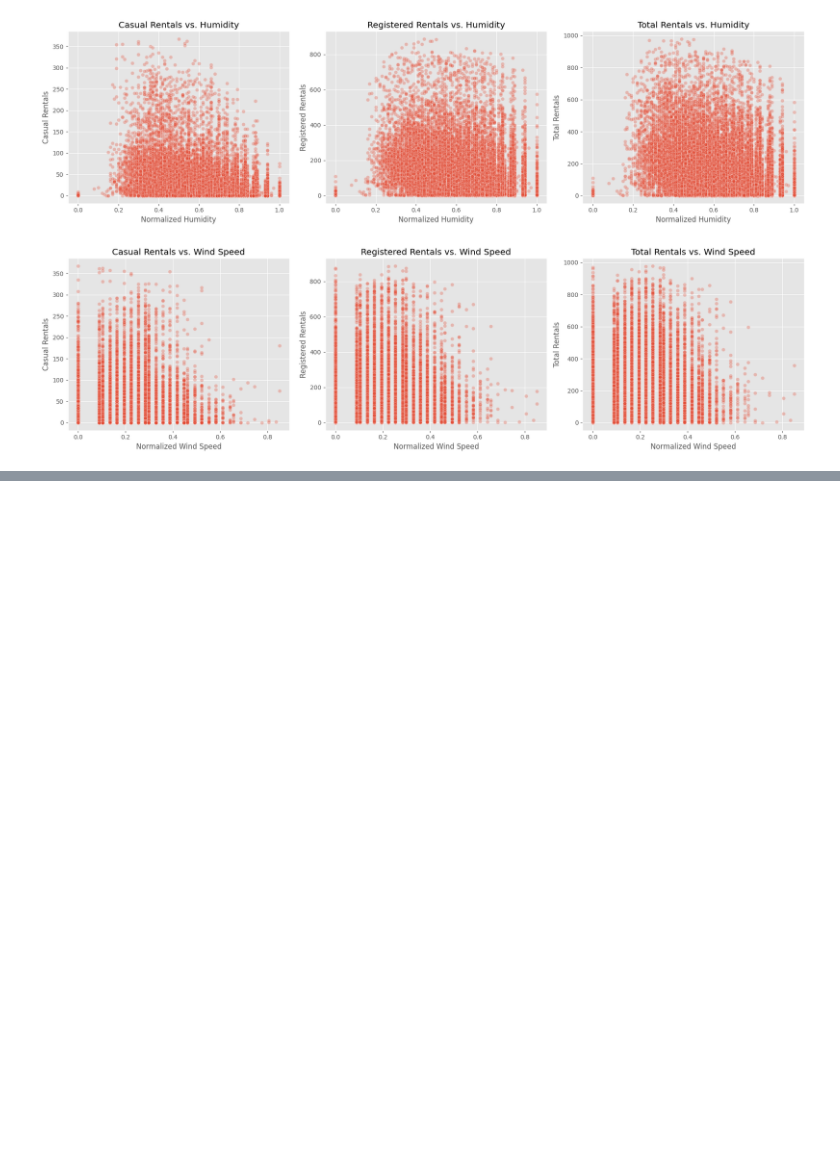
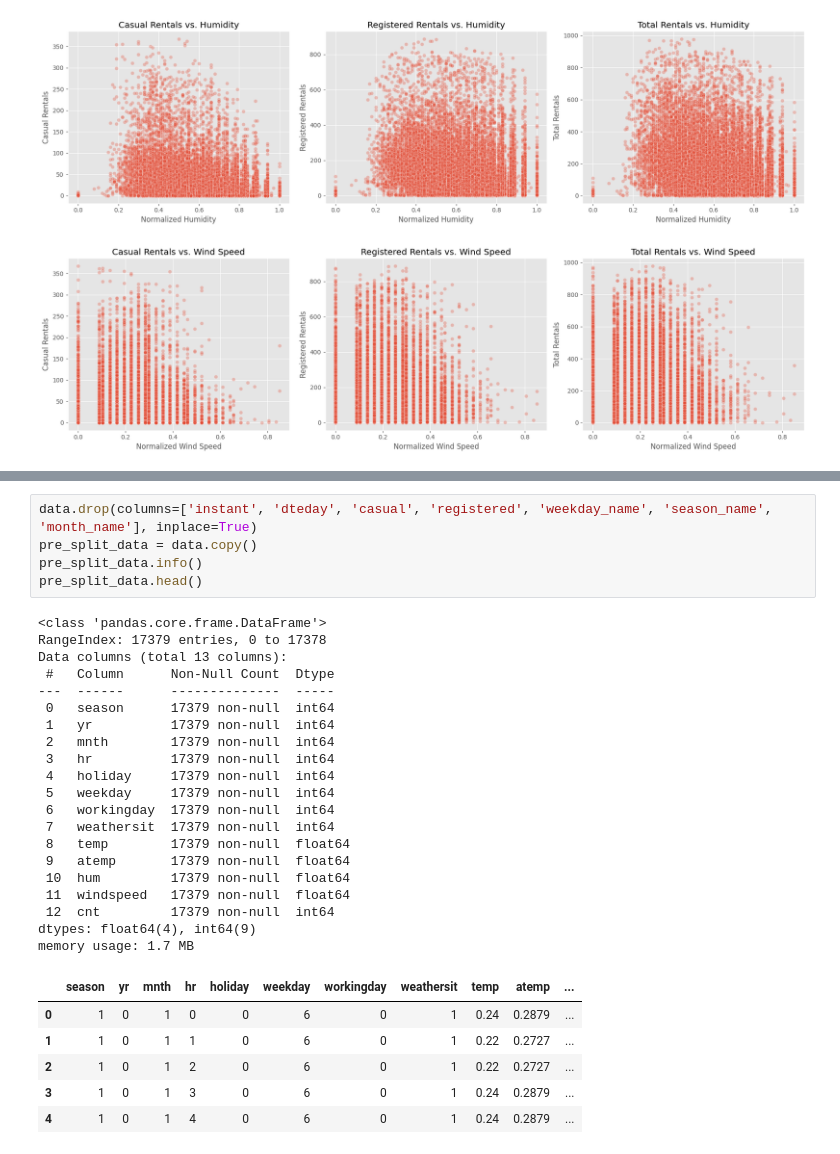
Before and after one commit to boris-gans/ML-fundamentals-2025, a Jupyter notebook: assignment_2/assignment_2_boris_gans.ipynb, the cells around one changed output, grey strips where cells are left out. Drawn from its saved outputs; the diff is of its cells as text; blank space fills up the shorter version.

```diff
--- a/assignment_2/assignment_2_boris_gans.ipynb
+++ b/assignment_2/assignment_2_boris_gans.ipynb
@@ -335,0 +371,32 @@ plt.show()
+# %%
+data.drop(columns=['instant', 'dteday', 'casual', 'registered', 'weekday_name', 'season_name', 'month_name'], inplace=True)
+pre_split_data = data.copy()
+pre_split_data.info()
+pre_split_data.head()
+# %% [output]
+<class 'pandas.core.frame.DataFrame'>
+RangeIndex: 17379 entries, 0 to 17378
+Data columns (total 13 columns):
+ #   Column      Non-Null Count  Dtype
+---  ------      --------------  -----
+ 0   season      17379 non-null  int64
+ 1   yr          17379 non-null  int64
+ 2   mnth        17379 non-null  int64
+ 3   hr          17379 non-null  int64
+ 4   holiday     17379 non-null  int64
+ 5   weekday     17379 non-null  int64
+ 6   workingday  17379 non-null  int64
+ 7   weathersit  17379 non-null  int64
+ 8   temp        17379 non-null  float64
+ 9   atemp       17379 non-null  float64
+ 10  hum         17379 non-null  float64
+ 11  windspeed   17379 non-null  float64
+ 12  cnt         17379 non-null  int64
+dtypes: float64(4), int64(9)
+memory usage: 1.7 MB
+|  | season | yr | mnth | hr | holiday | weekday | workingday | weathersit | temp | atemp | ... |
+| 0 | 1 | 0 | 1 | 0 | 0 | 6 | 0 | 1 | 0.24 | 0.2879 | ... |
+| 1 | 1 | 0 | 1 | 1 | 0 | 6 | 0 | 1 | 0.22 | 0.2727 | ... |
+| 2 | 1 | 0 | 1 | 2 | 0 | 6 | 0 | 1 | 0.22 | 0.2727 | ... |
+| 3 | 1 | 0 | 1 | 3 | 0 | 6 | 0 | 1 | 0.24 | 0.2879 | ... |
+| 4 | 1 | 0 | 1 | 4 | 0 | 6 | 0 | 1 | 0.24 | 0.2879 | ... |
```
Also changed, not shown: parts of 3 cells of this notebook.
